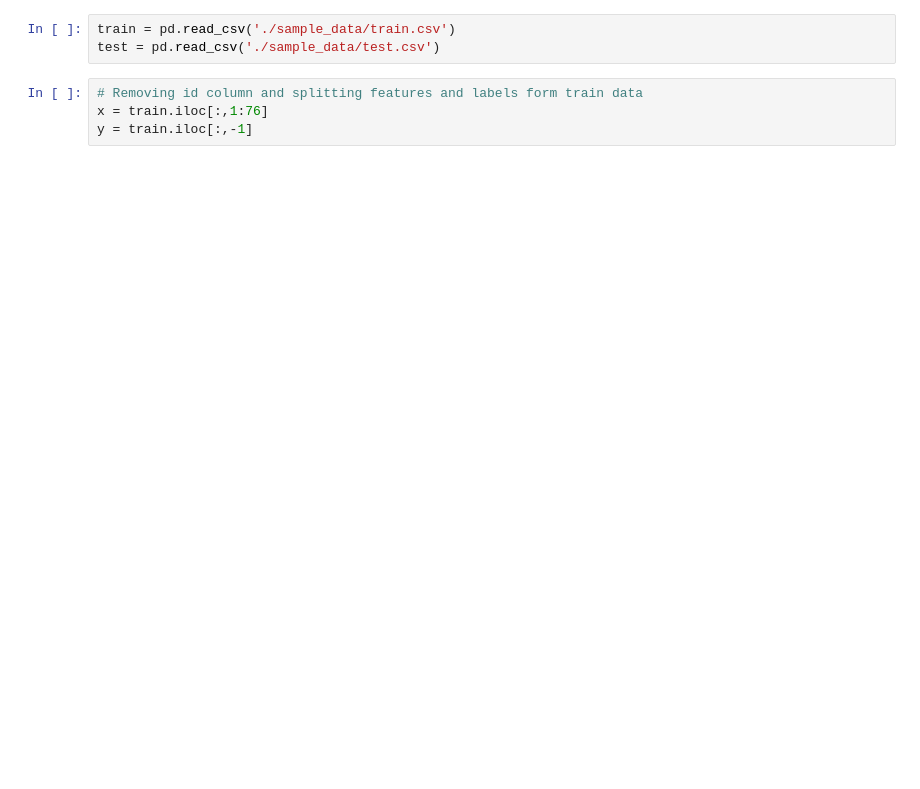
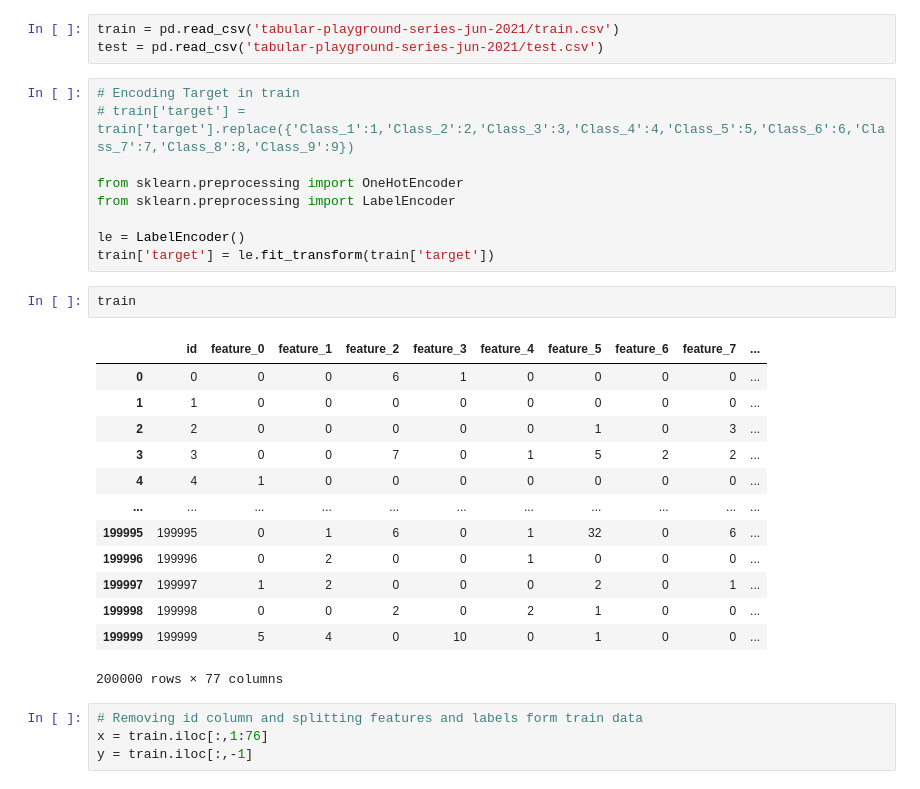
Before and after one commit to Animeshrockn/Kaggle_Playground_June21, a Jupyter notebook: Kaggle_playground_jun21.ipynb, the cells around one changed output. Cells and saved outputs as stored; diff of their text form; blank space fills up the shorter version.

```diff
--- a/Kaggle_playground_jun21.ipynb
+++ b/Kaggle_playground_jun21.ipynb
@@ -14,6 +14,31 @@ tf.test.gpu_device_name()
 # %%
-train = pd.read_csv('./sample_data/train.csv')
-test = pd.read_csv('./sample_data/test.csv')
+train = pd.read_csv('tabular-playground-series-jun-2021/train.csv')
+test = pd.read_csv('tabular-playground-series-jun-2021/test.csv')
+# %%
+# Encoding Target in train
+# train['target'] = train['target'].replace({'Class_1':1,'Class_2':2,'Class_3':3,'Class_4':4,'Class_5':5,'Class_6':6,'Class_7':7,'Class_8':8,'Class_9':9})
+
+from sklearn.preprocessing import OneHotEncoder
+from sklearn.preprocessing import LabelEncoder
+
+le = LabelEncoder()
+train['target'] = le.fit_transform(train['target'])
+# %%
+train
+# %% [output]
+|  | id | feature_0 | feature_1 | feature_2 | feature_3 | feature_4 | feature_5 | feature_6 | feature_7 | ... |
+| 0 | 0 | 0 | 0 | 6 | 1 | 0 | 0 | 0 | 0 | ... |
+| 1 | 1 | 0 | 0 | 0 | 0 | 0 | 0 | 0 | 0 | ... |
+| 2 | 2 | 0 | 0 | 0 | 0 | 0 | 1 | 0 | 3 | ... |
+| 3 | 3 | 0 | 0 | 7 | 0 | 1 | 5 | 2 | 2 | ... |
+| 4 | 4 | 1 | 0 | 0 | 0 | 0 | 0 | 0 | 0 | ... |
+| ... | ... | ... | ... | ... | ... | ... | ... | ... | ... | ... |
+| 199995 | 199995 | 0 | 1 | 6 | 0 | 1 | 32 | 0 | 6 | ... |
+| 199996 | 199996 | 0 | 2 | 0 | 0 | 1 | 0 | 0 | 0 | ... |
+| 199997 | 199997 | 1 | 2 | 0 | 0 | 0 | 2 | 0 | 1 | ... |
+| 199998 | 199998 | 0 | 0 | 2 | 0 | 2 | 1 | 0 | 0 | ... |
+| 199999 | 199999 | 5 | 4 | 0 | 10 | 0 | 1 | 0 | 0 | ... |
+200000 rows × 77 columns
 # %%
 # Removing id column and splitting features and labels form train data
 x = train.iloc[:,1:76]
```
Also changed, not shown: parts of 20 cells of this notebook, 1 other file.
